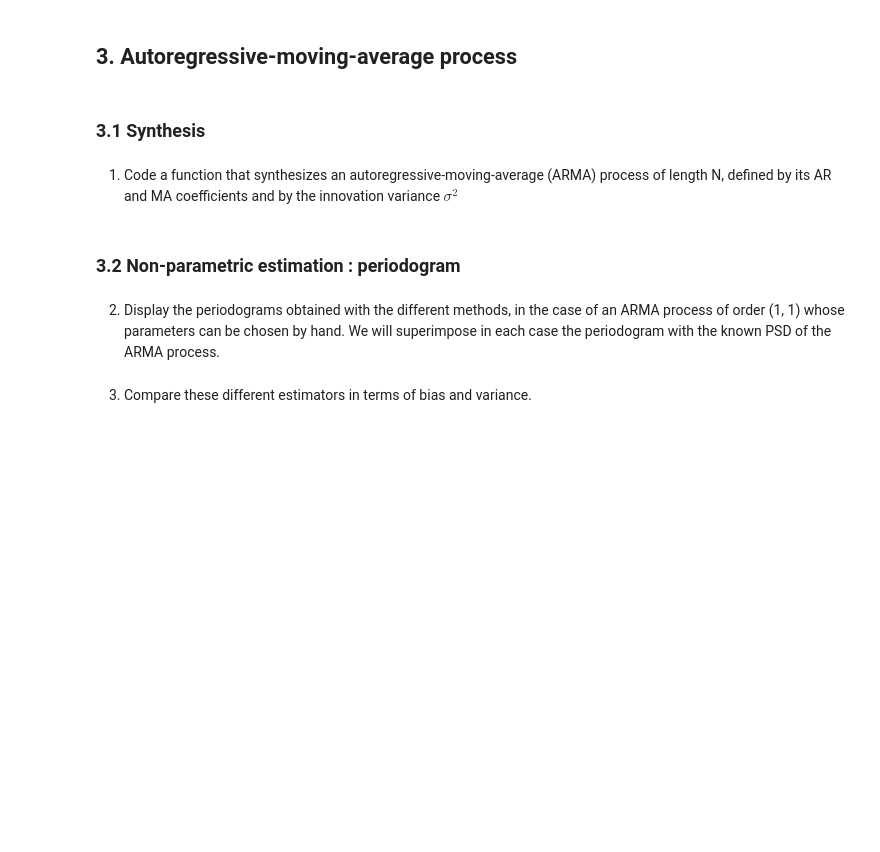
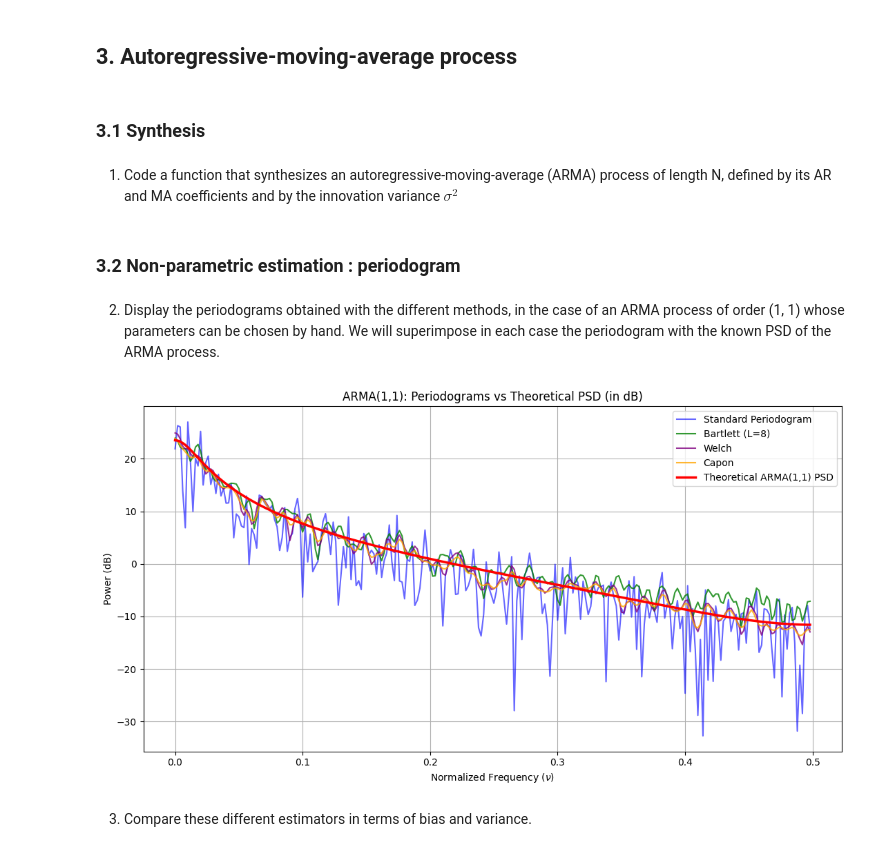
Before and after one commit to carlmonnaert/spectral-estimation-lab, a Jupyter notebook: spectral-estimation.ipynb, the cells around one changed output. Drawn from its saved outputs; the diff is of its cells as text; code cells hidden in the pictures; blank space fills up the shorter version.

```diff
--- a/spectral-estimation.ipynb
+++ b/spectral-estimation.ipynb
@@ -706,11 +864,61 @@ well as the SNR in dB.
 # %% [markdown]
 1. Code a function that synthesizes an autoregressive-moving-average (ARMA) process of length N,
 defined by its AR and MA coefficients and by the innovation variance $\sigma^2$
+# %%
+def synthetize_arma(ar_coeffs, ma_coeffs, N, sigma=1.0):
+    noise = np.random.normal(0, sigma, N)
+    signal = scipy.signal.lfilter(ma_coeffs, ar_coeffs, noise)
+    return signal
 # %% [markdown]
 ### 3.2 Non-parametric estimation : periodogram
 # %% [markdown]
 2. Display the periodograms obtained with the different methods, in the case of an ARMA process
 of order (1, 1) whose parameters can be chosen by hand. We will superimpose in each case the
 periodogram with the known PSD of the ARMA process.
+# %%
+
+# ARMA(1,1) parameters: x[n] = 0.9 x[n-1] + e[n] + 0.5 e[n-1], σ²=1
+N = 1024
+a_ar = 0.9
+b_ma = 0.5
+sigma2 = 1.0
+np.random.seed(42)
+
+signal_arma_11 = synthetize_arma([1.0, -a_ar], [1.0, b_ma], N, np.sqrt(sigma2))
+
+nu_values = np.arange(0, 0.5, 0.002)
+eps = 1e-12
+
+# Theoretical PSD of ARMA(1,1)
+theoretical_psd = sigma2 * np.abs(1 + b_ma * np.exp(-2j * np.pi * nu_values))**2 \
+                         / np.abs(1 - a_ar * np.exp(-2j * np.pi * nu_values))**2
+theoretical_psd_db = 10 * np.log10(theoretical_psd)
+
+# Non-parametric estimators
+std_func = periodogram(signal_arma_11, 'standard')
+bar_func = periodogram(signal_arma_11, 'bartlett', bartlett_L=8)
+wel_func = periodogram(signal_arma_11, 'welch')
+cap_func = periodogram(signal_arma_11, 'capon')
+
+p_std_db = 10 * np.log10(np.array([std_func(nu) for nu in nu_values]) + eps)
+p_bar_db = 10 * np.log10(np.array([bar_func(nu) for nu in nu_values]) + eps)
+p_wel_db = 10 * np.log10(np.array([wel_func(nu) for nu in nu_values]) + eps)
+p_cap_db = 10 * np.log10(np.array([cap_func(nu) for nu in nu_values]) + eps)
+
+plt.figure(figsize=(11, 6))
+plt.plot(nu_values, p_std_db, color='blue', alpha=0.6, label='Standard Periodogram')
+plt.plot(nu_values, p_bar_db, color='green', alpha=0.8, label='Bartlett (L=8)')
+plt.plot(nu_values, p_wel_db, color='purple', alpha=0.8, label='Welch')
+plt.plot(nu_values, p_cap_db, color='orange', alpha=0.8, label='Capon')
+plt.plot(nu_values, theoretical_psd_db, 'r-', linewidth=2.5, label='Theoretical ARMA(1,1) PSD')
+plt.title('ARMA(1,1): Periodograms vs Theoretical PSD (in dB)')
+plt.xlabel('Normalized Frequency ($\\nu$)')
+plt.ylabel('Power (dB)')
+plt.legend()
+plt.grid(True)
+plt.tight_layout()
+plt.show()
+# %% [output]
+[figure, added]
 # %% [markdown]
 3. Compare these different estimators in terms of bias and variance.
```
Also changed, not shown: parts of 10 cells of this notebook.
